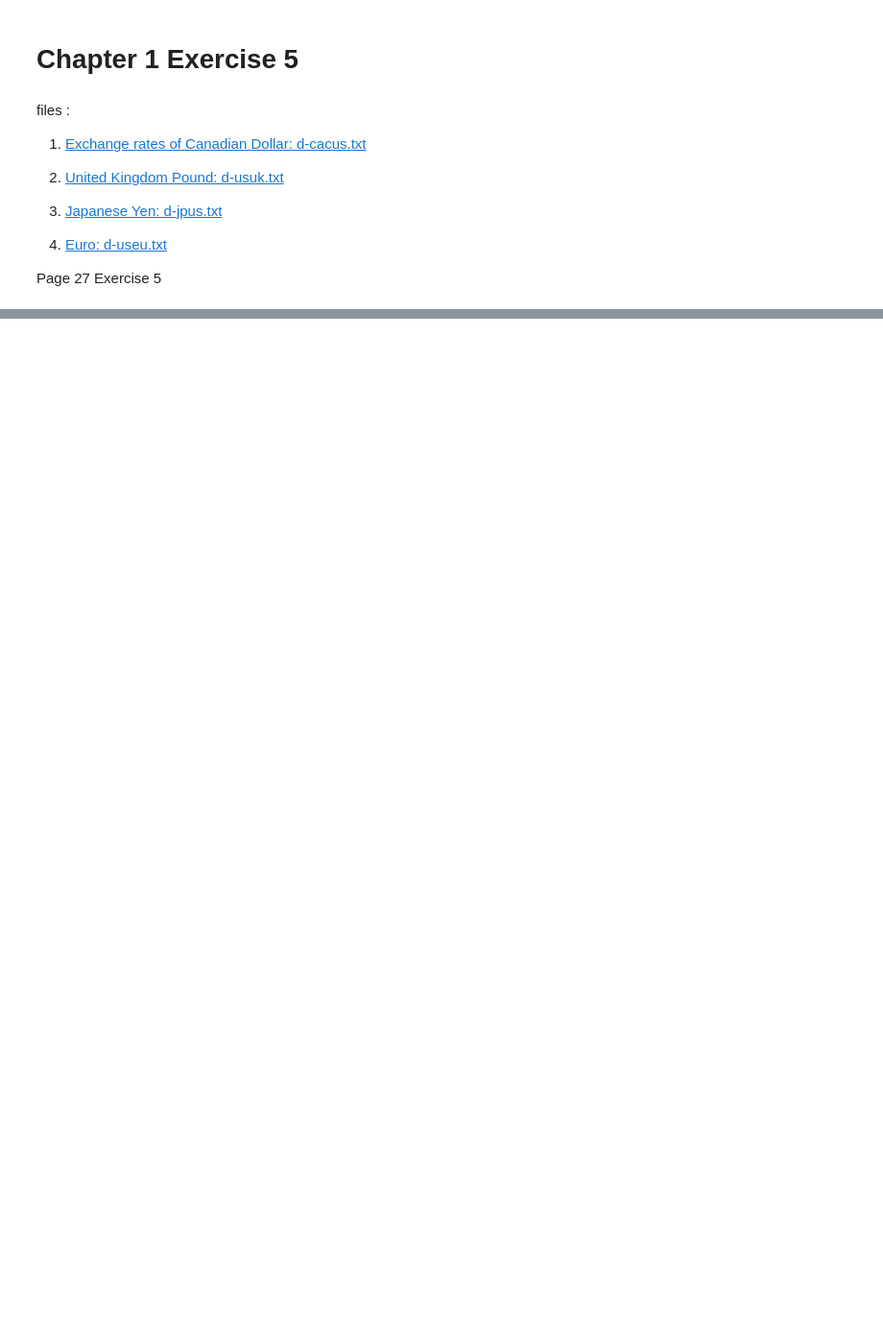
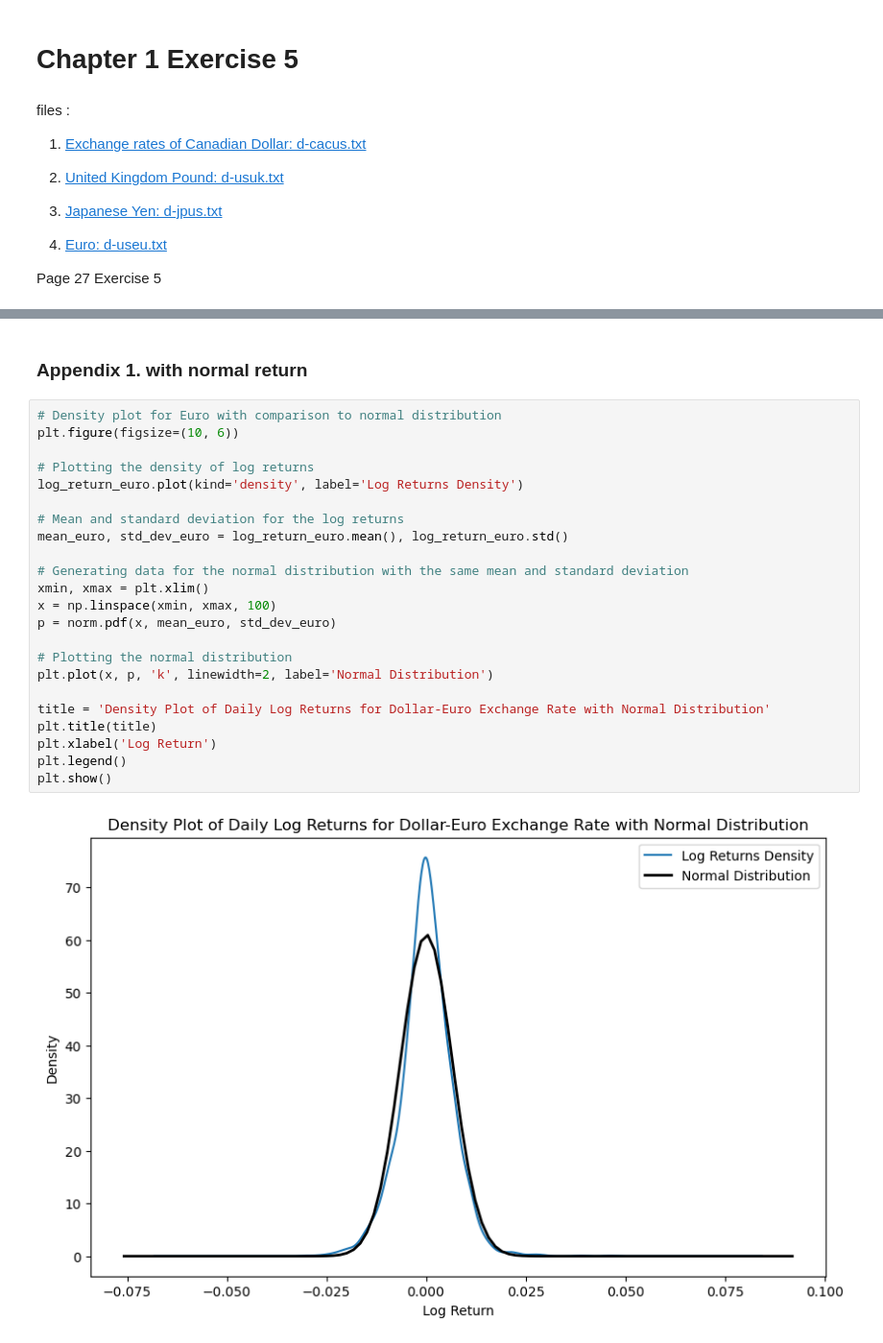
Before and after one commit to Kim-Nam-Il/FinancialTS, a Jupyter notebook: Chapter1/Exercise_5.ipynb, the cells around one changed output, grey strips where cells are left out. Shown: that part at 96% size. Drawn from its saved outputs; the diff is of its cells as text; blank space fills up the shorter version.

```diff
--- a/Chapter1/Exercise_5.ipynb
+++ b/Chapter1/Exercise_5.ipynb
@@ -125,0 +149,27 @@ plt.show()
+# %% [markdown]
+### Appendix 1. with normal return
+# %%
+# Density plot for Euro with comparison to normal distribution
+plt.figure(figsize=(10, 6))
+
+# Plotting the density of log returns
+log_return_euro.plot(kind='density', label='Log Returns Density')
+
+# Mean and standard deviation for the log returns
+mean_euro, std_dev_euro = log_return_euro.mean(), log_return_euro.std()
+
+# Generating data for the normal distribution with the same mean and standard deviation
+xmin, xmax = plt.xlim()
+x = np.linspace(xmin, xmax, 100)
+p = norm.pdf(x, mean_euro, std_dev_euro)
+
+# Plotting the normal distribution
+plt.plot(x, p, 'k', linewidth=2, label='Normal Distribution')
+
+title = 'Density Plot of Daily Log Returns for Dollar-Euro Exchange Rate with Normal Distribution'
+plt.title(title)
+plt.xlabel('Log Return')
+plt.legend()
+plt.show()
+# %% [output]
+[figure, added]
```
Also changed, not shown: parts of 11 cells of this notebook.
